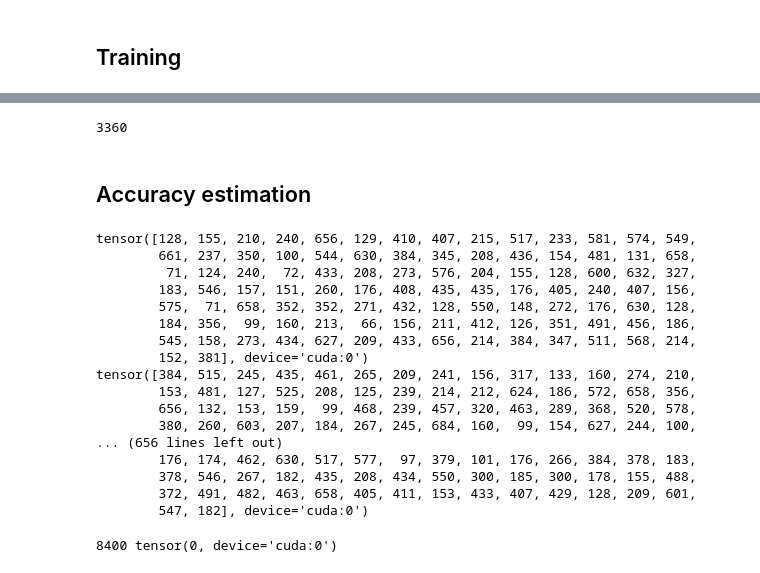
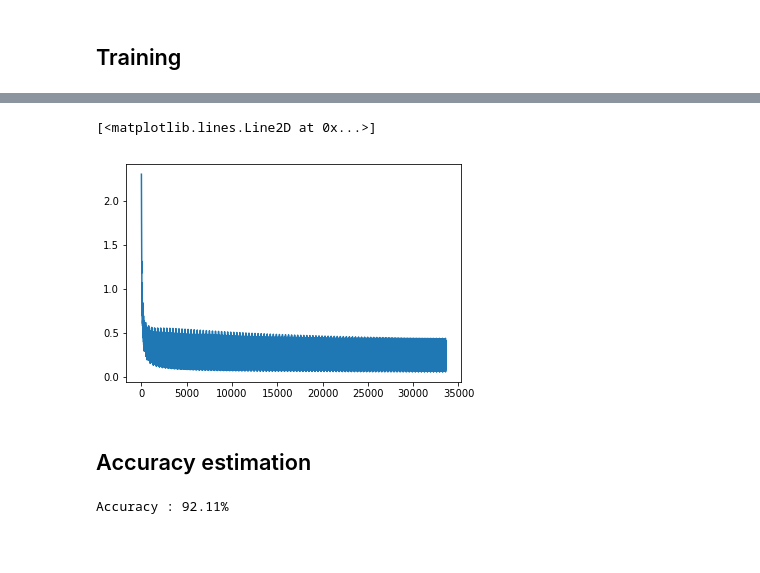
Before and after one commit to hygoni/ToyTorch, a Jupyter notebook: Tutorials/Pytorch Tutorial for Deep Learning Lovers/Logistic Regression.ipynb, the cells around one changed output, grey strips where cells are left out. Drawn from its saved outputs; the diff is of its cells as text; code cells hidden in the pictures; blank space fills up the shorter version.

```diff
--- a/Tutorials/Pytorch Tutorial for Deep Learning Lovers/Logistic Regression.ipynb
+++ b/Tutorials/Pytorch Tutorial for Deep Learning Lovers/Logistic Regression.ipynb
@@ -80,12 +83,12 @@ class LogisticRegression(nn.Module):
 
     def forward(self, x):
         out = self.linear(x)
-        return x
+        return out
 # %% [markdown]
 ## Training
 # %%
 in_size = 28 * 28
-out_size = 1
+out_size = 10
 
 net = LogisticRegression(in_size, out_size)
 get_loss = nn.CrossEntropyLoss()
@@ -95,8 +98,7 @@ optimizer = optim.Adam(net.parameters(), lr = learning_rate)
 from torch.autograd import Variable
 
 batch_size = 100
-n_iter = 1
-n_epoch = 10 #int(n_iter * (image_train.shape[0] / batch_size))
+n_epoch = 100
 loss_graph = []
 
 for epoch in range(n_epoch):
@@ -139,7 +138,8 @@ Last Loss : 6.850248336791992
-# %%
-len(loss_graph)
-# %% [output]
-3360
+# %%
+plt.plot(loss_graph)
+# %% [output]
+[<matplotlib.lines.Line2D at 0x...>]
+[figure, added]
 # %% [markdown]
 ## Accuracy estimation
 # %%
@@ -153,31 +153,12 @@ for x, label in test_loader:
         if cuda:
             x = x.cuda()
             label = label.cuda()
-
         out = net(x)
         predicted = torch.max(out.data, 1)[1]
-        print(predicted)
         total += x.shape[0]
         correct += (predicted == label).sum()
-# %% [output]
-tensor([128, 155, 210, 240, 656, 129, 410, 407, 215, 517, 233, 581, 574, 549,
-        661, 237, 350, 100, 544, 630, 384, 345, 208, 436, 154, 481, 131, 658,
-         71, 124, 240,  72, 433, 208, 273, 576, 204, 155, 128, 600, 632, 327,
-        183, 546, 157, 151, 260, 176, 408, 435, 435, 176, 405, 240, 407, 156,
-        575,  71, 658, 352, 352, 271, 432, 128, 550, 148, 272, 176, 630, 128,
-        184, 356,  99, 160, 213,  66, 156, 211, 412, 126, 351, 491, 456, 186,
-        545, 158, 273, 434, 627, 209, 433, 656, 214, 384, 347, 511, 568, 214,
-        152, 381], device='cuda:0')
-tensor([384, 515, 245, 435, 461, 265, 209, 241, 156, 317, 133, 160, 274, 210,
-        153, 481, 127, 525, 208, 125, 239, 214, 212, 624, 186, 572, 658, 356,
-        656, 132, 153, 159,  99, 468, 239, 457, 320, 463, 289, 368, 520, 578,
-        380, 260, 603, 207, 184, 267, 245, 684, 160,  99, 154, 627, 244, 100,
-... (656 lines left out)
-        176, 174, 462, 630, 517, 577,  97, 379, 101, 176, 266, 384, 378, 183,
-        378, 546, 267, 182, 435, 208, 434, 550, 300, 185, 300, 178, 155, 488,
-        372, 491, 482, 463, 658, 405, 411, 153, 433, 407, 429, 128, 209, 601,
-        547, 182], device='cuda:0')
-# %%
-print(total, correct)
-# %% [output]
-8400 tensor(0, device='cuda:0')
+# %%
+accuracy = 100 * int(correct) / total
+print('Accuracy : {:.2f}%'.format(accuracy))
+# %% [output]
+Accuracy : 92.11%
```
Also changed, not shown: parts of 3 cells of this notebook.
